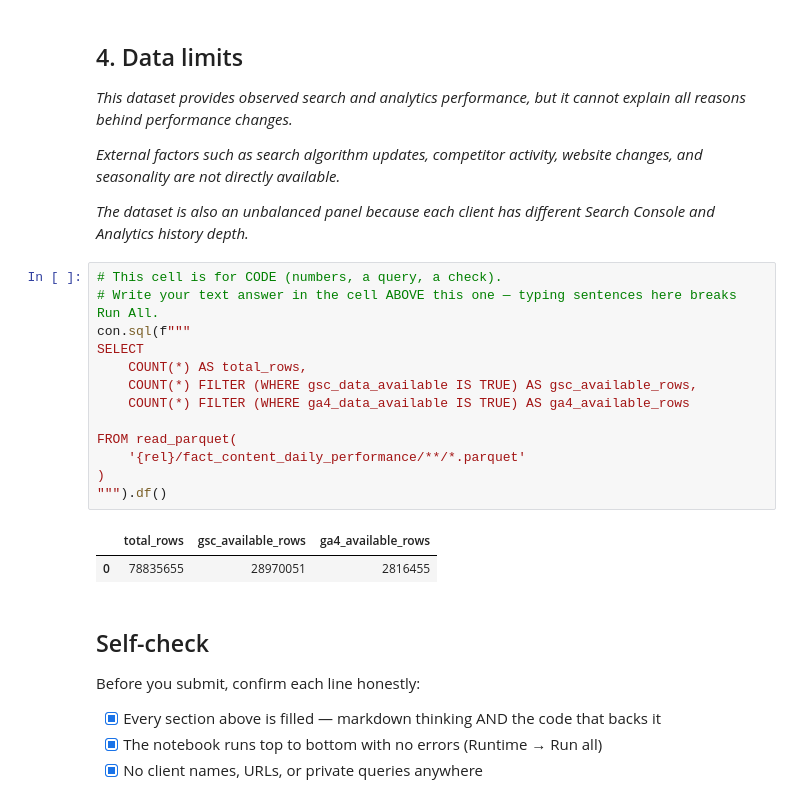
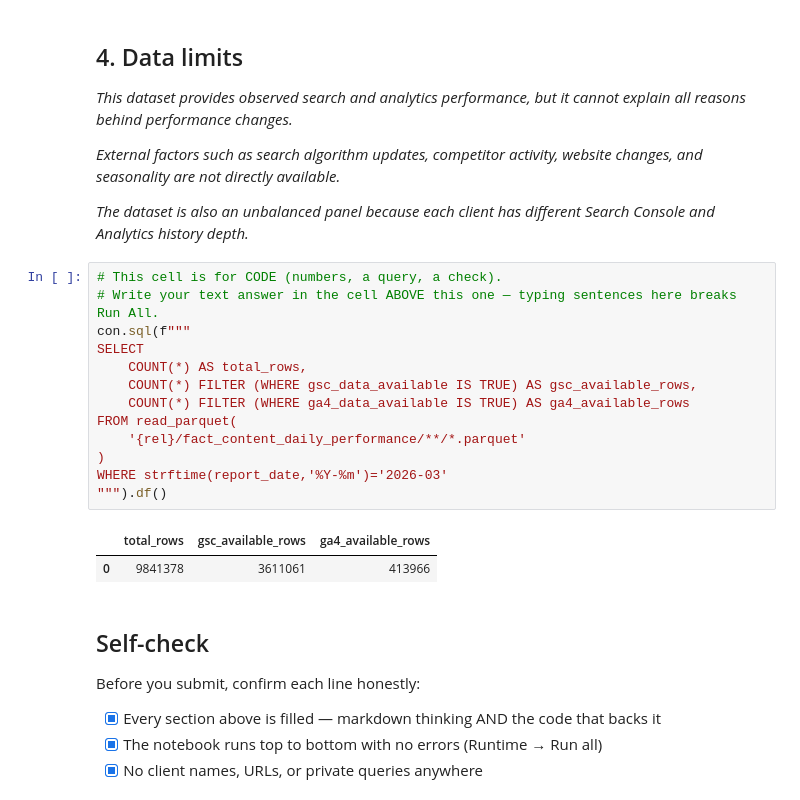
Before and after one commit to ahmdltf/flyrank-intern, a Jupyter notebook: work/notebooks/w03_data_contract.ipynb, the cells around one changed output. Cells and saved outputs as stored; diff of their text form.

```diff
--- a/work/notebooks/w03_data_contract.ipynb
+++ b/work/notebooks/w03_data_contract.ipynb
@@ -230,19 +241,19 @@ LIMIT 20
 # %%
 # This cell is for CODE (numbers, a query, a check).
 # Write your text answer in the cell ABOVE this one — typing sentences here breaks Run All.
 con.sql(f"""
 SELECT
     COUNT(*) AS total_rows,
     COUNT(*) FILTER (WHERE gsc_data_available IS TRUE) AS gsc_available_rows,
     COUNT(*) FILTER (WHERE ga4_data_available IS TRUE) AS ga4_available_rows
-
 FROM read_parquet(
     '{rel}/fact_content_daily_performance/**/*.parquet'
 )
+WHERE strftime(report_date,'%Y-%m')='2026-03'
 """).df()
 # %% [output]
 |  | total_rows | gsc_available_rows | ga4_available_rows |
-| 0 | 78835655 | 28970051 | 2816455 |
+| 0 | 9841378 | 3611061 | 413966 |
 # %% [markdown]
 ## Self-check
 
```
Also changed, not shown: parts of 3 cells of this notebook.
